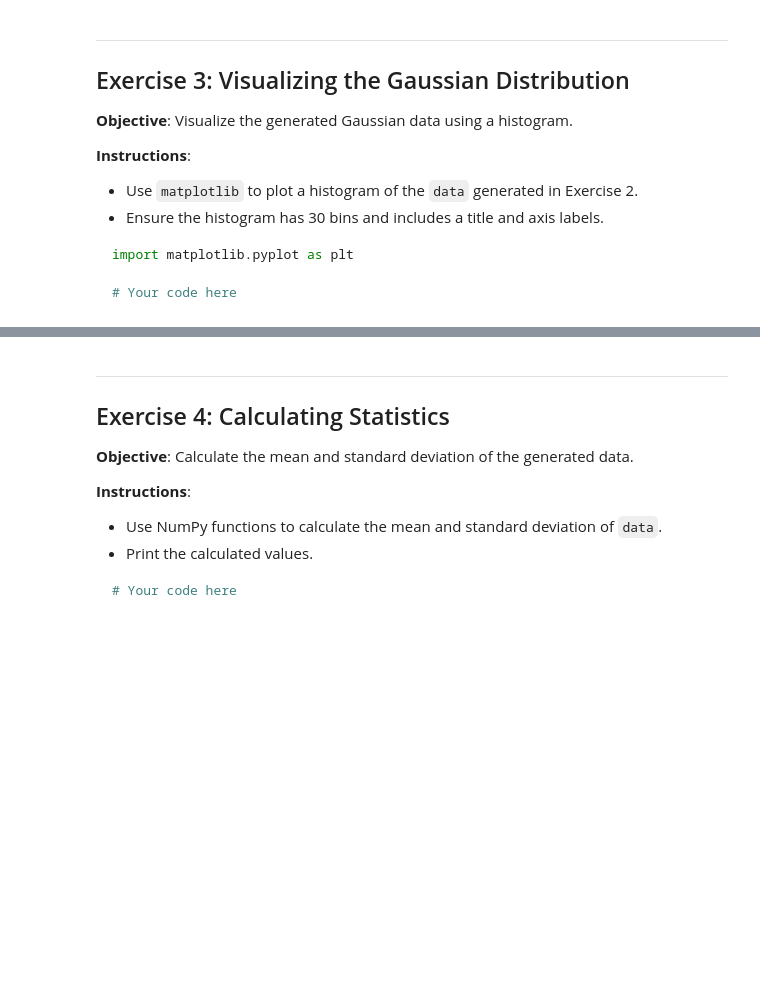
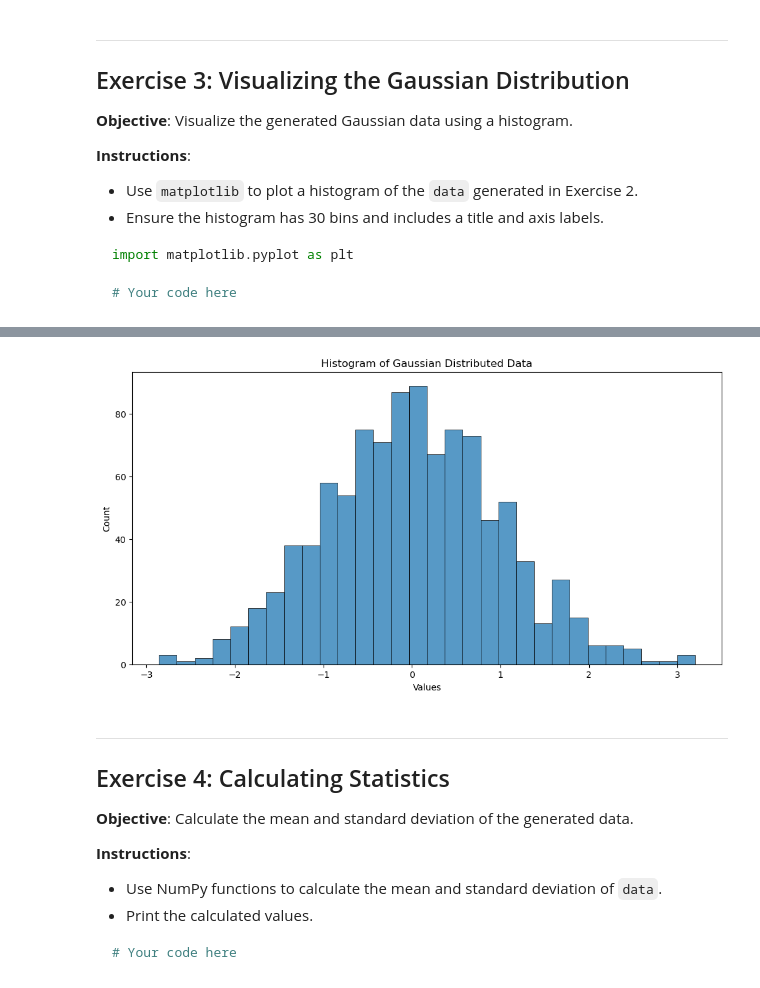
Before and after one commit to BenPfeffer-bot/Exercice_and_Solutions, a Jupyter notebook: Gaussian_Distribution_Exercises.ipynb, the cells around one changed output, grey strips where cells are left out. Drawn from its saved outputs; the diff is of its cells as text; code cells hidden in the pictures; blank space fills up the shorter version.

```diff
--- a/Gaussian_Distribution_Exercises.ipynb
+++ b/Gaussian_Distribution_Exercises.ipynb
@@ -62,3 +84,11 @@ plt.show()
+# %%
+plt.figure(figsize=(12,6))
+sns.histplot(data, bins=30, linewidth=0.5 )
+plt.title('Histogram of Gaussian Distributed Data')
+plt.xlabel("Values")
+plt.show()
+# %% [output]
+[figure, added]
 # %% [markdown]
 ---
 
```
Also changed, not shown: parts of 8 cells of this notebook, 58 other files.
